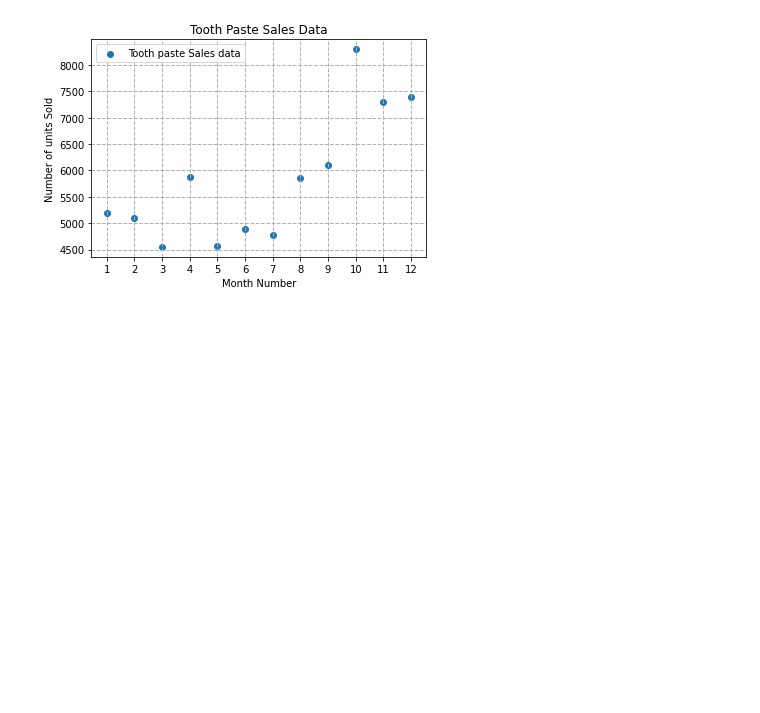
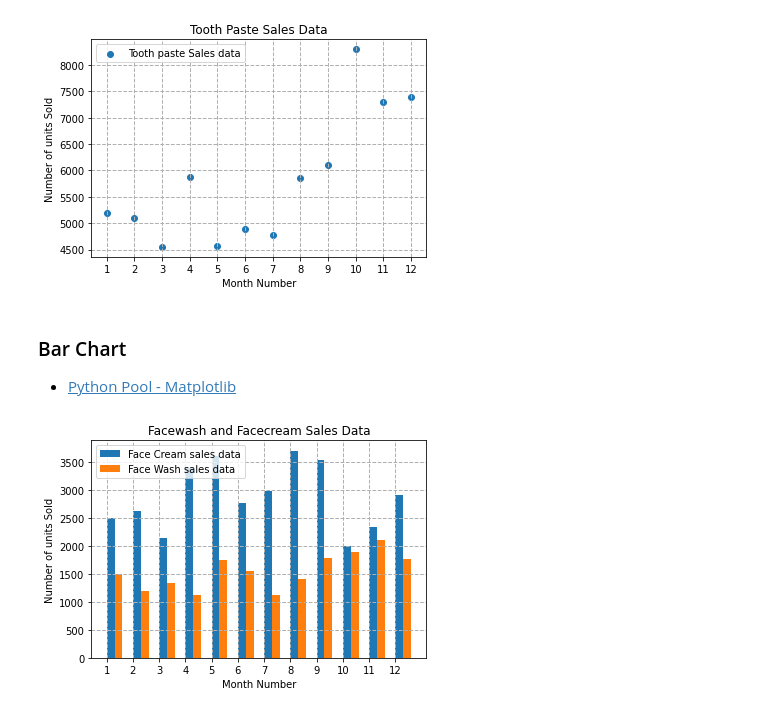
Before and after one commit to andrevks/learning-python-for-ml, a Jupyter notebook: 05-questions-module-1.ipynb, the cells around one changed output. Drawn from its saved outputs; the diff is of its cells as text; code cells hidden in the pictures; blank space fills up the shorter version.

Commit message:
build: bar chart facewash and facecream

```diff
--- a/05-questions-module-1.ipynb
+++ b/05-questions-module-1.ipynb
@@ -350,3 +350,33 @@ plt.legend(['Tooth paste Sales data'], loc='upper left')
 plt.show()
 # %% [output]
 [figure]
+# %% [markdown]
+### Bar Chart
+
+- [Python Pool - Matplotlib](https://www.pythonpool.com/matplotlib-bar/)
+# %%
+#Q13 - Read face cream and facewash product sales data and show it using the bar
+#chart. #
+#The bar chart should display the number of units sold per month for each product.
+# Add a separate bar for each product in the same chart.
+
+months = sales_df['month_number'].to_list()
+plt.title('Facewash and Facecream Sales Data')
+plt.xlabel('Month Number')
+plt.ylabel('Number of units Sold')
+facewash = sales_df['facewash'].to_list()
+facecream = sales_df['facecream'].to_list()
+width = 0.3
+
+months_wash = [ mon + width for mon in months]
+
+plt.bar(x=months, height=facecream, bottom=0, width=width, label='Face Cream sales data',align='edge')
+
+plt.bar(x=months_wash, height=facewash, bottom=0, width=width, label='Face Wash sales data',align='edge')
+
+plt.xticks(months)
+plt.grid(linestyle='--',linewidth=1)
+plt.legend(loc='upper left')
+plt.show()
+# %% [output]
+[figure, added]
```
